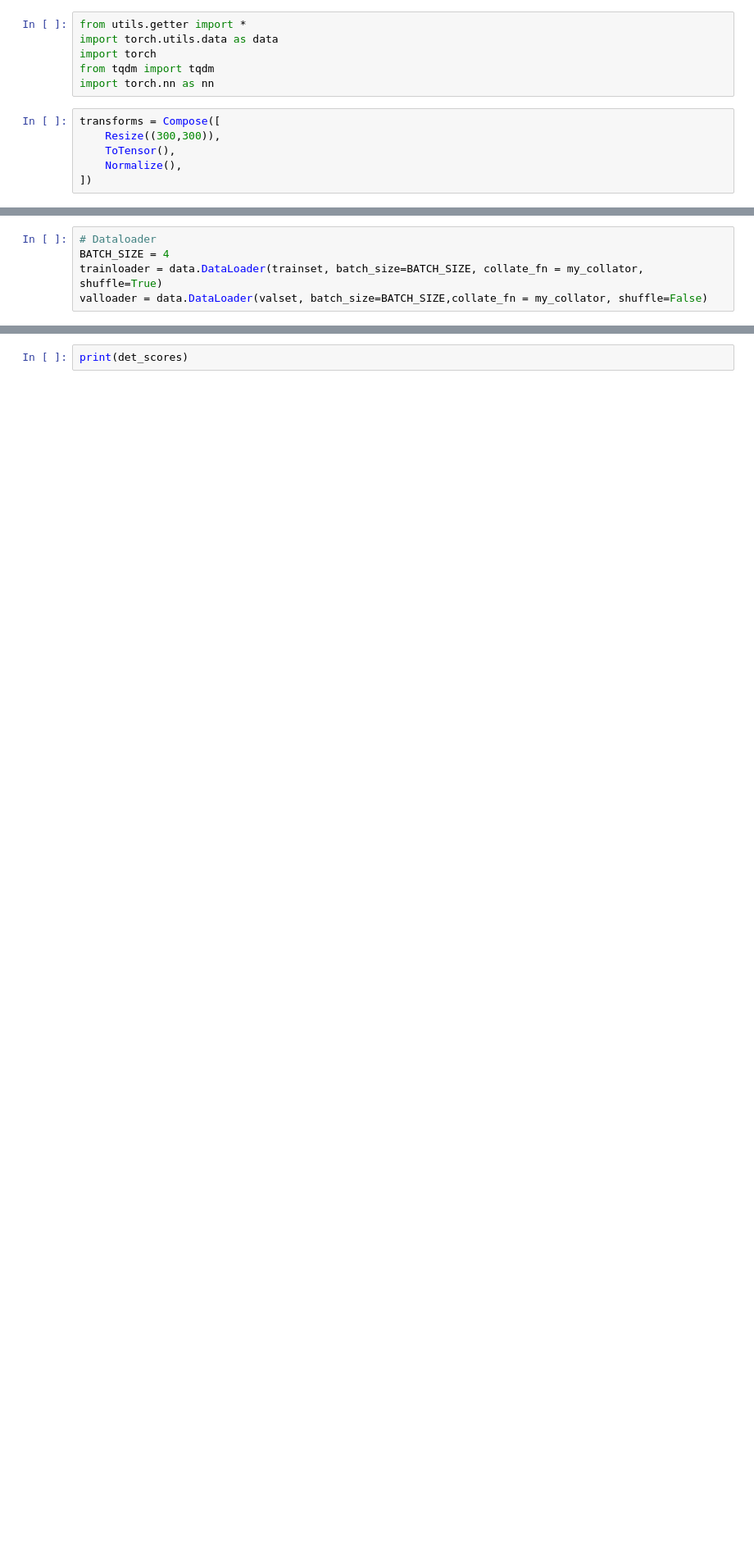
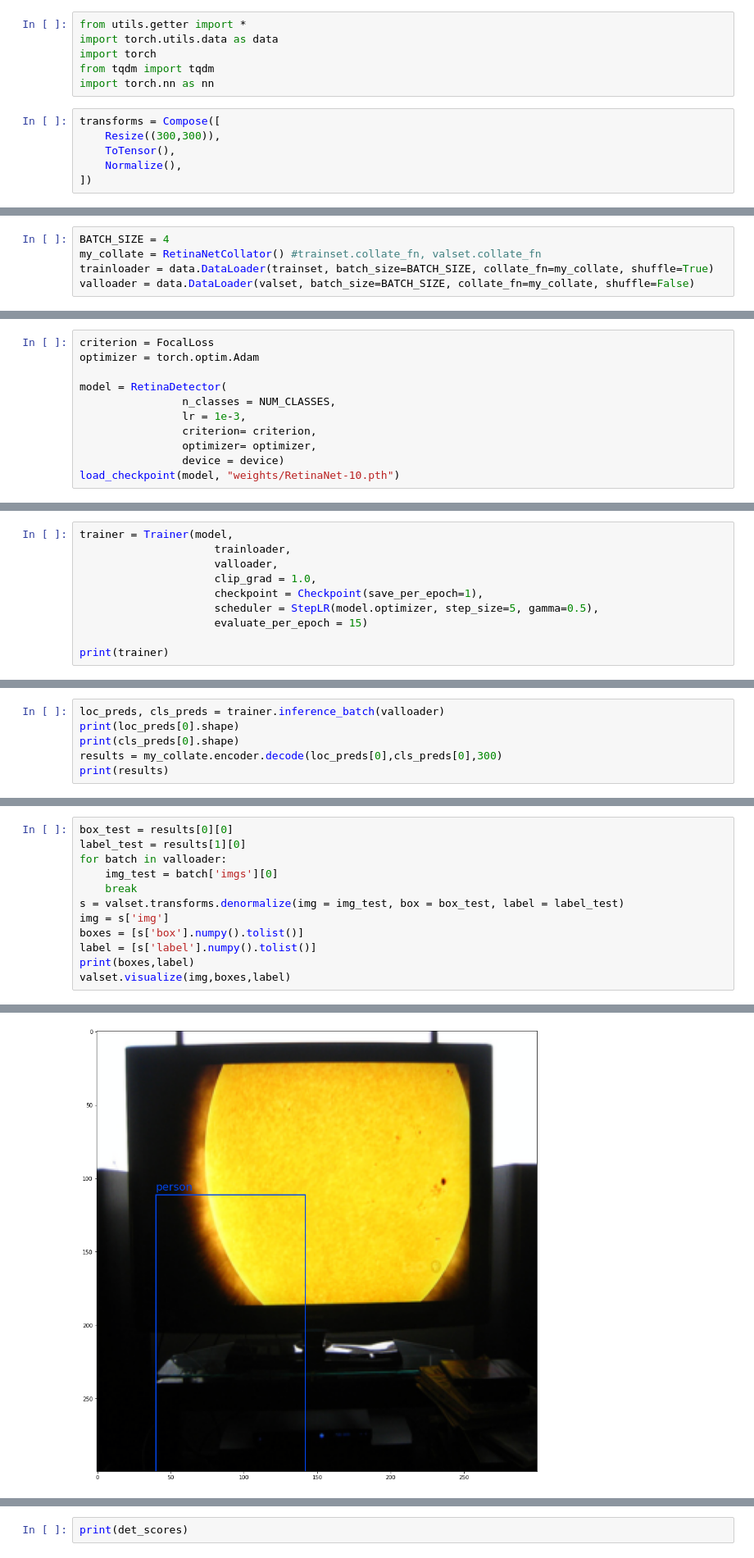
Before and after one commit to kaylode/theseus, a Jupyter notebook: Testing Notebook.ipynb, the cells around one changed output, grey strips where cells are left out. Shown at 82% size. Cells and saved outputs as stored; diff of their text form; blank space fills up the shorter version.

```diff
--- a/Testing Notebook.ipynb
+++ b/Testing Notebook.ipynb
@@ -36,5 +52,5 @@ my_collator = trainset.collate_fn#RetinaNetCollator()
 # %%
-# Dataloader
 BATCH_SIZE = 4
-trainloader = data.DataLoader(trainset, batch_size=BATCH_SIZE, collate_fn = my_collator, shuffle=True)
-valloader = data.DataLoader(valset, batch_size=BATCH_SIZE,collate_fn = my_collator, shuffle=False)
+my_collate = RetinaNetCollator() #trainset.collate_fn, valset.collate_fn
+trainloader = data.DataLoader(trainset, batch_size=BATCH_SIZE, collate_fn=my_collate, shuffle=True)
+valloader = data.DataLoader(valset, batch_size=BATCH_SIZE, collate_fn=my_collate, shuffle=False)
@@ -51,0 +57,11 @@ print(model)
+# %%
+criterion = FocalLoss
+optimizer = torch.optim.Adam
+
+model = RetinaDetector(
+                n_classes = NUM_CLASSES,
+                lr = 1e-3,
+                criterion= criterion,
+                optimizer= optimizer,
+                device = device)
+load_checkpoint(model, "weights/RetinaNet-10.pth")
@@ -51,0 +70,10 @@ print(model)
+# %%
+trainer = Trainer(model,
+                     trainloader,
+                     valloader,
+                     clip_grad = 1.0,
+                     checkpoint = Checkpoint(save_per_epoch=1),
+                     scheduler = StepLR(model.optimizer, step_size=5, gamma=0.5),
+                     evaluate_per_epoch = 15)
+
+print(trainer)
@@ -51,0 +96,6 @@ print(model)
+# %%
+loc_preds, cls_preds = trainer.inference_batch(valloader)
+print(loc_preds[0].shape)
+print(cls_preds[0].shape)
+results = my_collate.encoder.decode(loc_preds[0],cls_preds[0],300)
+print(results)
@@ -51,0 +119,13 @@ print(model)
+# %%
+box_test = results[0][0]
+label_test = results[1][0]
+for batch in valloader:
+    img_test = batch['imgs'][0]
+    break
+s = valset.transforms.denormalize(img = img_test, box = box_test, label = label_test)
+img = s['img']
+boxes = [s['box'].numpy().tolist()]
+label = [s['label'].numpy().tolist()]
+print(boxes,label)
+valset.visualize(img,boxes,label)
+# %% [output]
@@ -52,3 +133,4 @@ print(model)
+[figure, added]
 # %%
 for idx, batch in enumerate(trainloader):
     optimizer.zero_grad()
```
Also changed, not shown: parts of 12 cells of this notebook, 4 other files.
